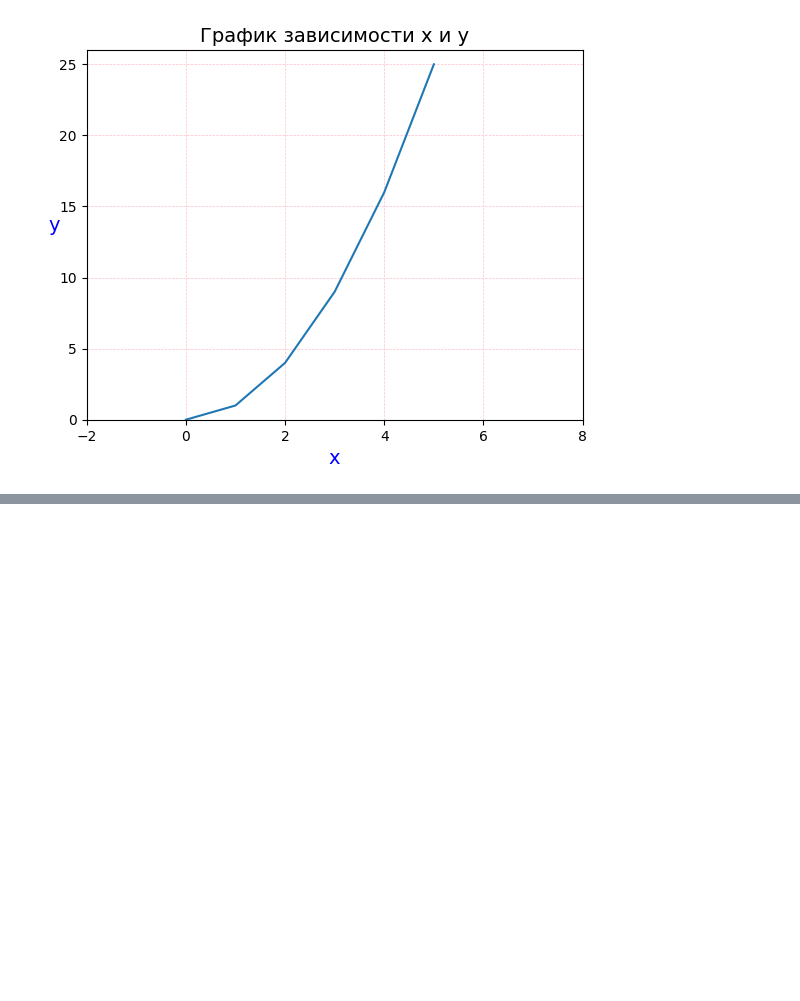
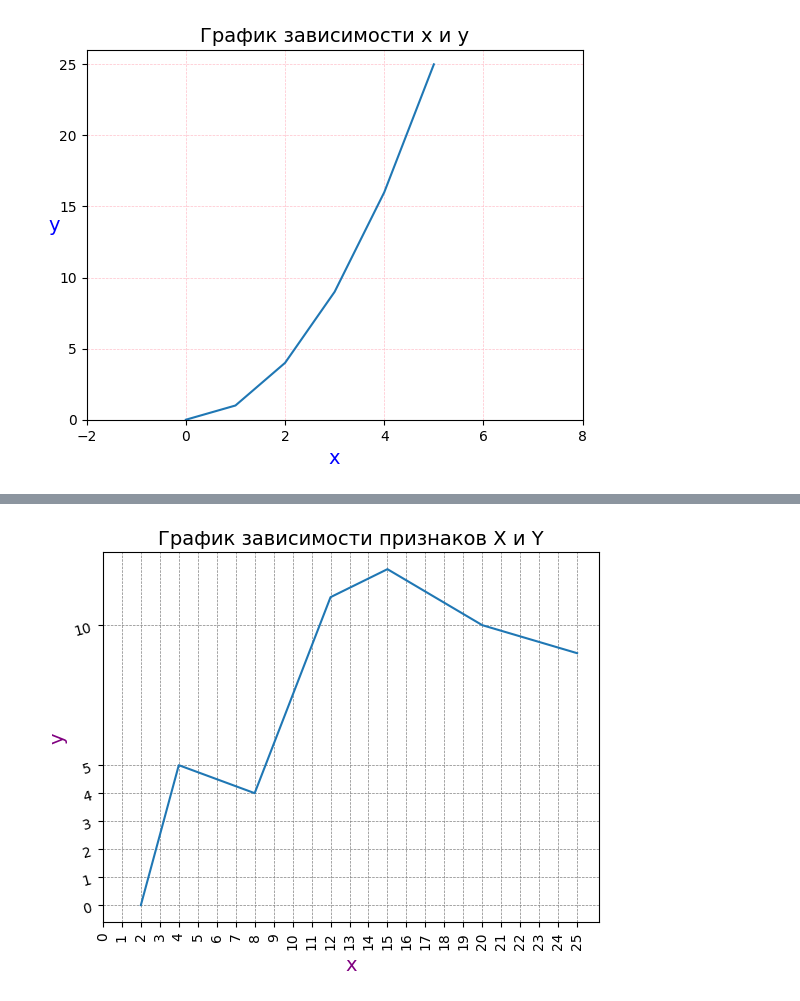
Before and after one commit to Putinka1993/notes, a Jupyter notebook: jupyter notebook/matplotlib/matplotlib.ipynb, the cells around one changed output, grey strips where cells are left out. Saved outputs shown, nothing was run; the diff lists cells and outputs as text; code cells hidden in the pictures; blank space fills up the shorter version.

```diff
--- a/jupyter notebook/matplotlib/matplotlib.ipynb
+++ b/jupyter notebook/matplotlib/matplotlib.ipynb
@@ -69,0 +86,13 @@ plt.show()
+# %%
+plt.plot(df['x'], df['y'])
+plt.grid(color='grey', linestyle='--', linewidth=0.5)
+plt.title('График зависимости признаков X и Y', fontsize=14)
+plt.xlabel(df.columns[0], fontsize=14, color='purple')
+plt.ylabel(df.columns[1], fontsize=14, color='purple')
+
+plt.xticks(range(0, 26), rotation=90)
+plt.yticks([0, 1, 2, 3, 4, 5, 10], rotation=15)
+
+plt.show()
+# %% [output]
+[figure, added]
```
Also changed, not shown: parts of 3 cells of this notebook, 1 other file.
